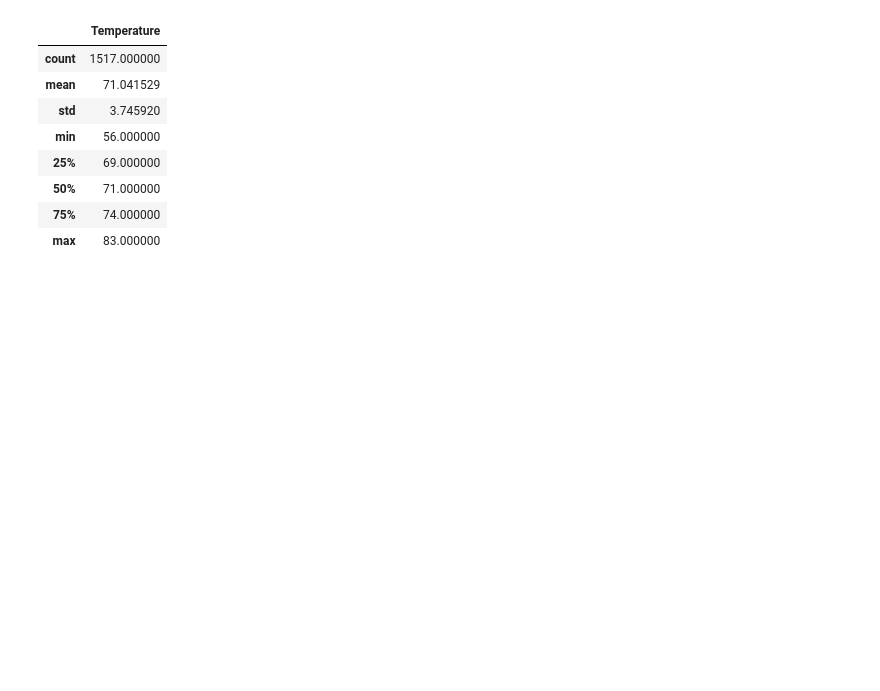
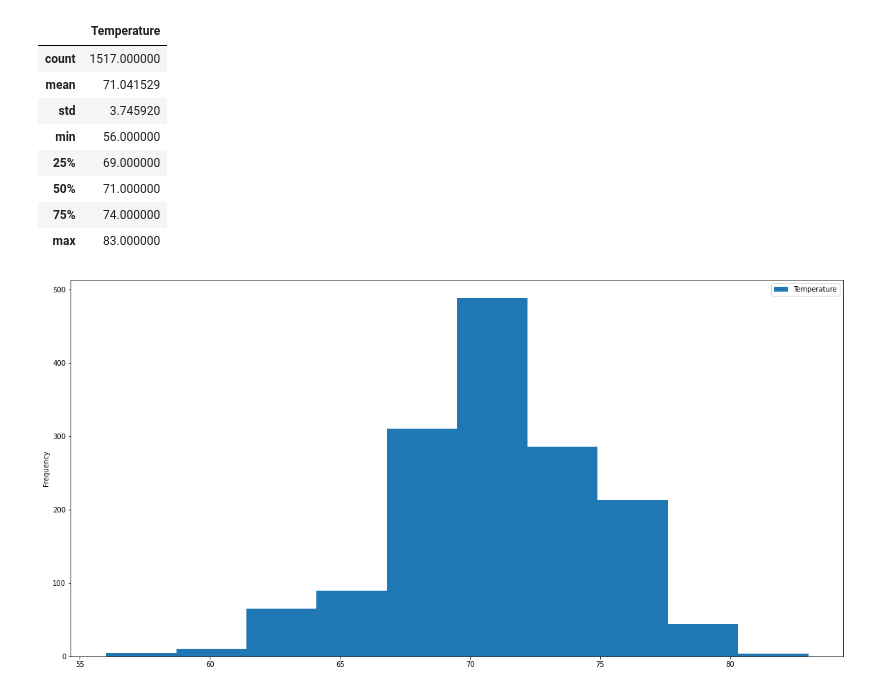
Before and after one commit to I-CV207/Surfs_up, a Jupyter notebook: SurfsUp_Challenge.ipynb, the cells around one changed output. Cells and saved outputs as stored; diff of their text form; code cells hidden in the pictures; blank space fills up the shorter version.

```diff
--- a/SurfsUp_Challenge.ipynb
+++ b/SurfsUp_Challenge.ipynb
@@ -174,0 +120,6 @@ december_temps_df.describe()
+# %%
+december_temps_df.plot(kind='hist',bins=10,figsize=(20,10))
+
+plt.show()
+# %% [output]
+[figure, added]
```
Also changed, not shown: parts of 5 cells of this notebook.
